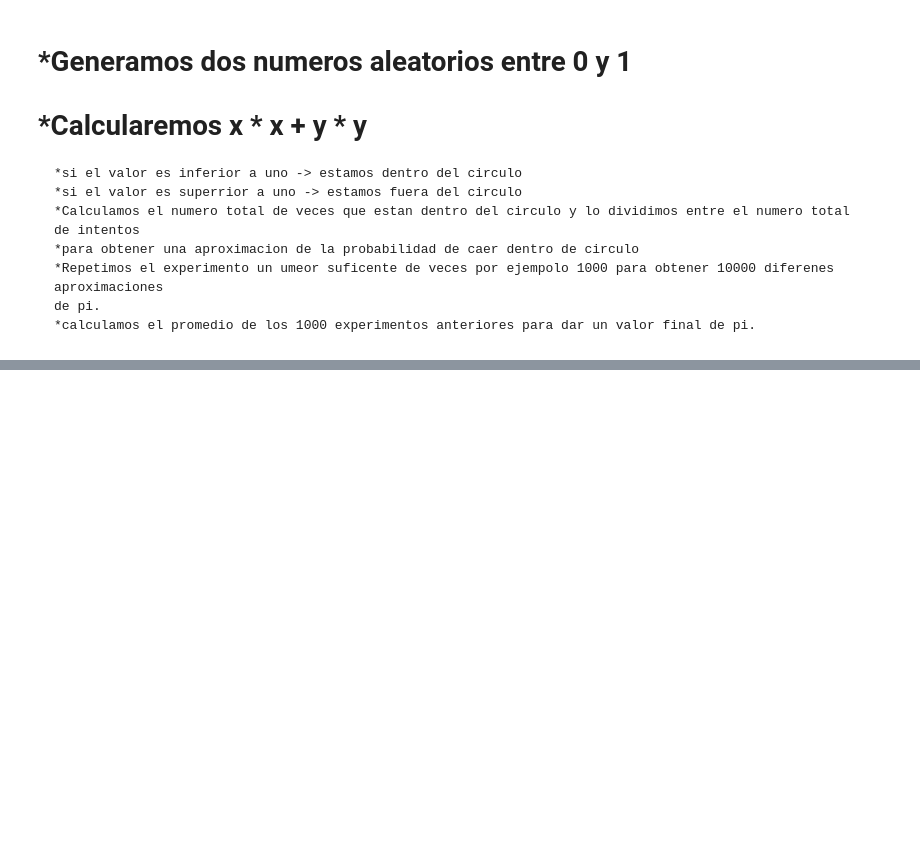
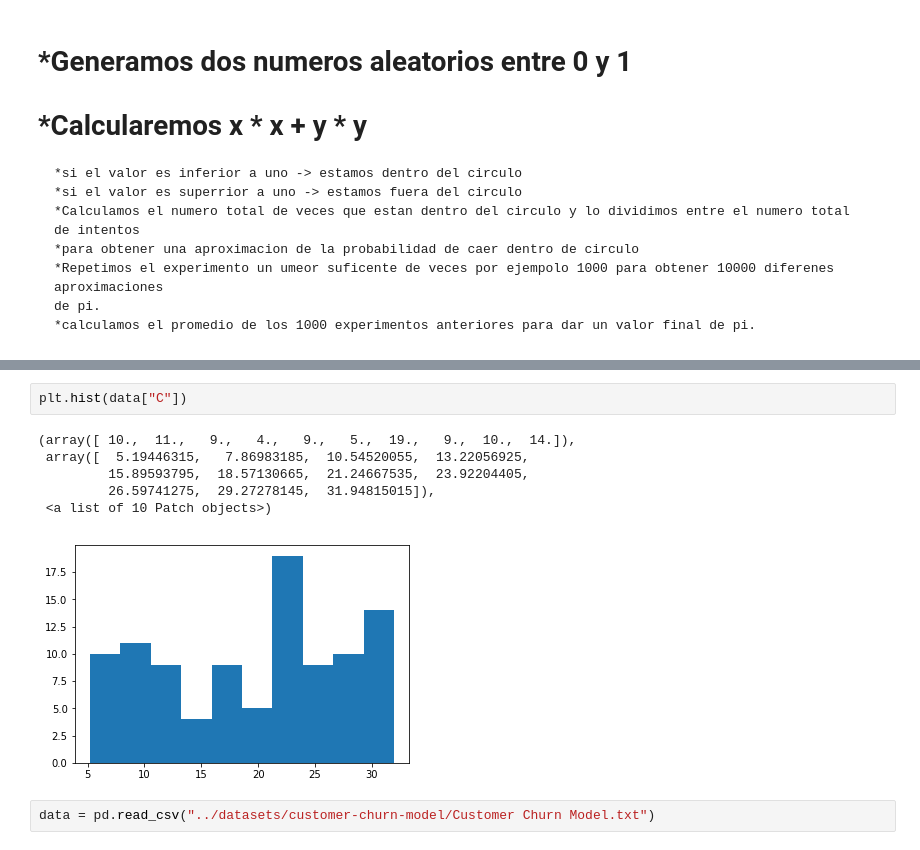
Before and after one commit to JCFlores93/ML-UDEMY, a Jupyter notebook: scripts/T2 - 2 - DATA CLEANING - FUNCIONES DE DISTRIBUCION DE PROBABILIDAD.ipynb, the cells around one changed output, grey strips where cells are left out. Cells and saved outputs as stored; diff of their text form; blank space fills up the shorter version.

```diff
--- a/scripts/T2 - 2 - DATA CLEANING - FUNCIONES DE DISTRIBUCION DE PROBABILIDAD.ipynb
+++ b/scripts/T2 - 2 - DATA CLEANING - FUNCIONES DE DISTRIBUCION DE PROBABILIDAD.ipynb
@@ -110,0 +151,11 @@ pi_montecarlo(10000, 200)
+# %%
+plt.hist(data["C"])
+# %% [output]
+(array([ 10.,  11.,   9.,   4.,   9.,   5.,  19.,   9.,  10.,  14.]),
+ array([  5.19446315,   7.86983185,  10.54520055,  13.22056925,
+         15.89593795,  18.57130665,  21.24667535,  23.92204405,
+         26.59741275,  29.27278145,  31.94815015]),
+ <a list of 10 Patch objects>)
+[figure, added]
+# %%
+data = pd.read_csv("../datasets/customer-churn-model/Customer Churn Model.txt")
```
Also changed, not shown: parts of 18 cells of this notebook.
